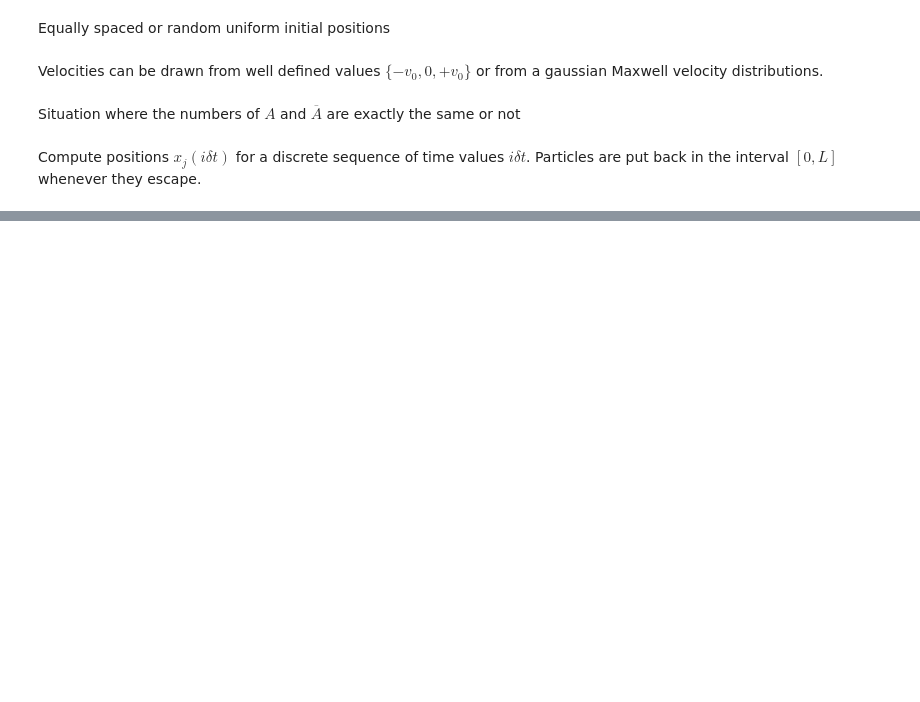
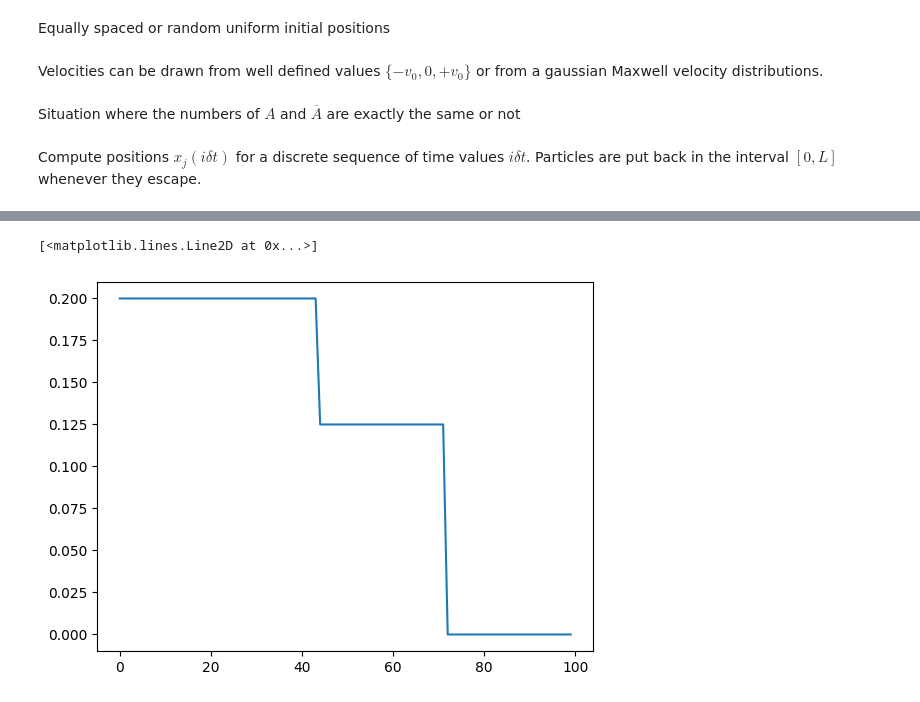
Before and after one commit to Epsylene/BrownianAnnihilation, a Jupyter notebook: code.ipynb, the cells around one changed output, grey strips where cells are left out. Cells and saved outputs as stored; diff of their text form; code cells hidden in the pictures; blank space fills up the shorter version.

```diff
--- a/code.ipynb
+++ b/code.ipynb
@@ -100,0 +102,18 @@ plt.show()
+# %%
+p_idx = np.where(particles == 1)[0]
+
+concentration = np.zeros(N)
+
+for t in range(N):
+    # Particles
+    xtp = x[t, p_idx]
+    xtp = xtp[np.where(np.logical_not(np.isnan(xtp)))]
+    # Particles and anti-particles
+    xt = x[t][np.where(np.logical_not(np.isnan(x[t])))]
+
+    concentration[t] = np.size(xtp)/np.size(xt)
+
+plt.plot(range(N), concentration)
+# %% [output]
+[<matplotlib.lines.Line2D at 0x...>]
+[figure, added]
```
Also changed, not shown: parts of 2 cells of this notebook, 1 other file.
